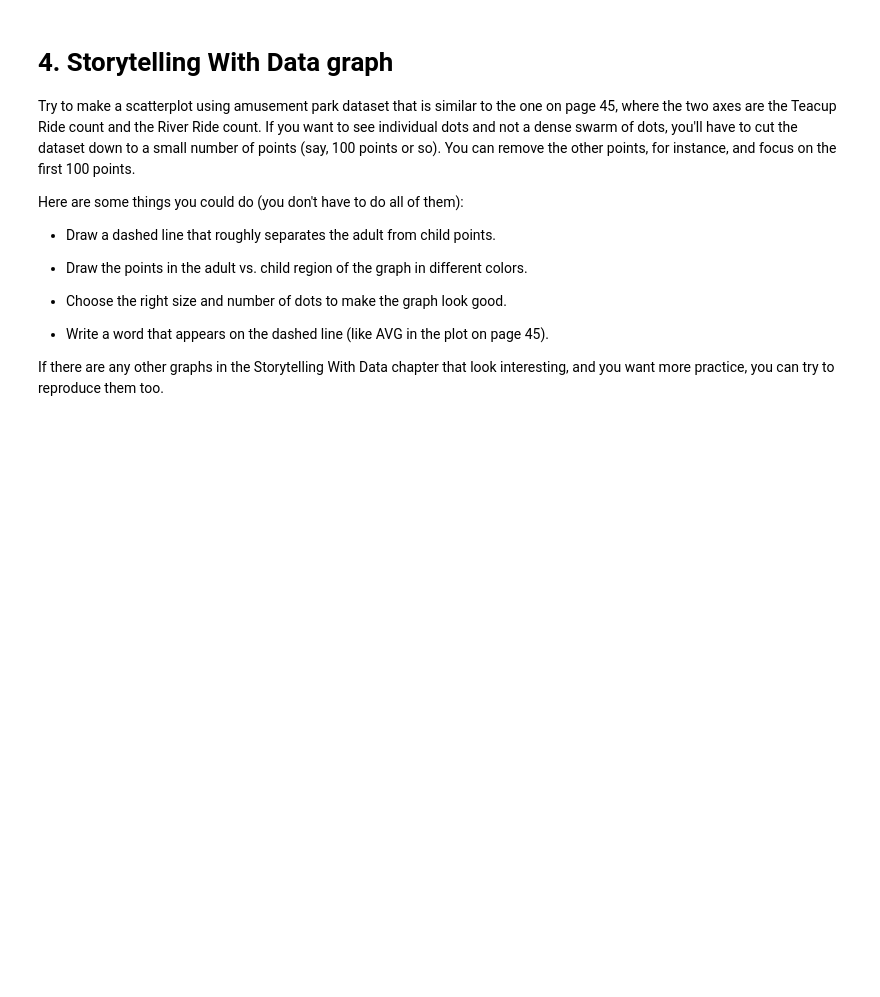
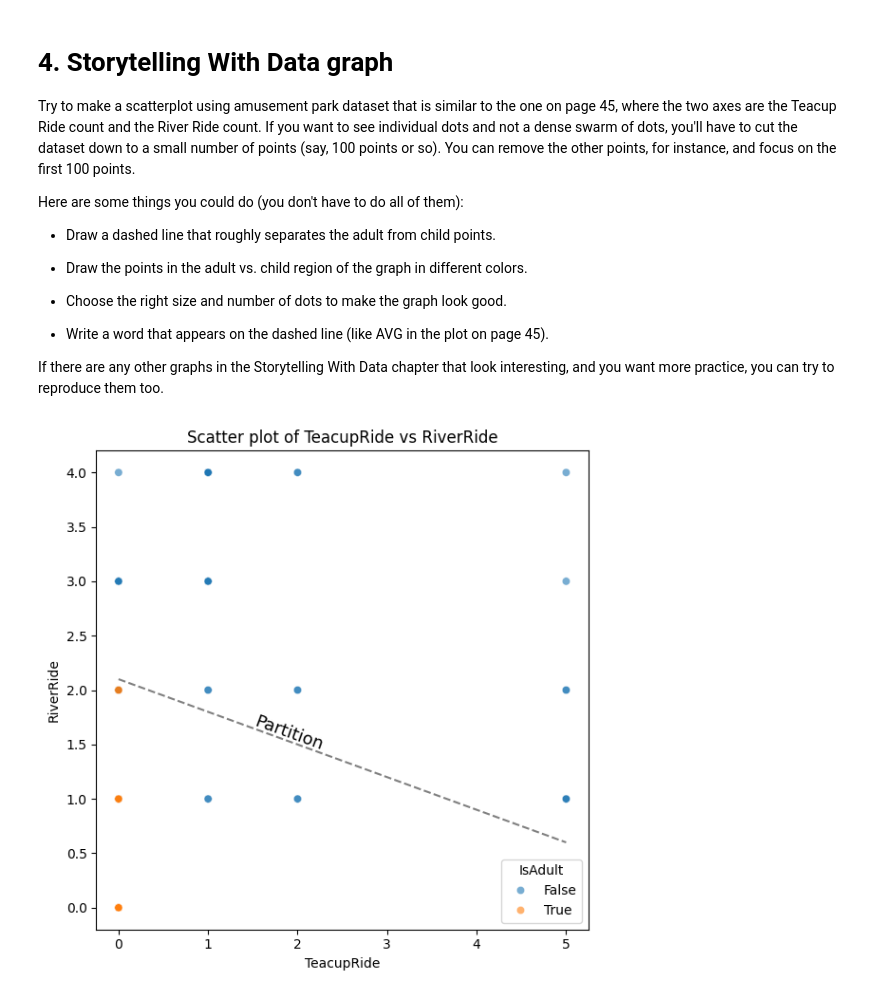
Before and after one commit to Jbaner/Module-B-semester-2, a Jupyter notebook: Week3.ipynb, the cells around one changed output. Cells and saved outputs as stored; diff of their text form; code cells hidden in the pictures; blank space fills up the shorter version.

```diff
--- a/Week3.ipynb
+++ b/Week3.ipynb
@@ -522,3 +522,27 @@ Here are some things you could do (you don't have to do all of them):
 * Write a word that appears on the dashed line (like AVG in the plot on page 45).
 
 If there are any other graphs in the Storytelling With Data chapter that look interesting, and you want more practice, you can try to reproduce them too.
+# %%
+from matplotlib.lines import lineStyles
+df2=df.iloc[:100]
+df2
+plt.figure(figsize=(6,6))
+#scatter plot
+sns.scatterplot(data=df2, x="TeacupRide", y="RiverRide", hue="IsAdult",alpha=0.6)
+
+#Adding dash like to separate Adult vs Child
+x_val=np.linspace(df2["TeacupRide"].min(),df2["TeacupRide"].max(), 100)
+y_val=-0.3*x_val+2.1
+plt.plot(x_val,y_val,linestyle="--",color="grey")
+
+#Adding text on the dashed line
+x_text= 1.5
+y_text= -0.3*x_text+ 1.9
+
+plt.text(x_text, y_text, "Partition", color="black", fontsize=13, rotation=-20)
+plt.title("Scatter plot of TeacupRide vs RiverRide")
+plt.legend(title="IsAdult")
+plt.tight_layout()
+plt.show()
+# %% [output]
+[figure, added]
```
